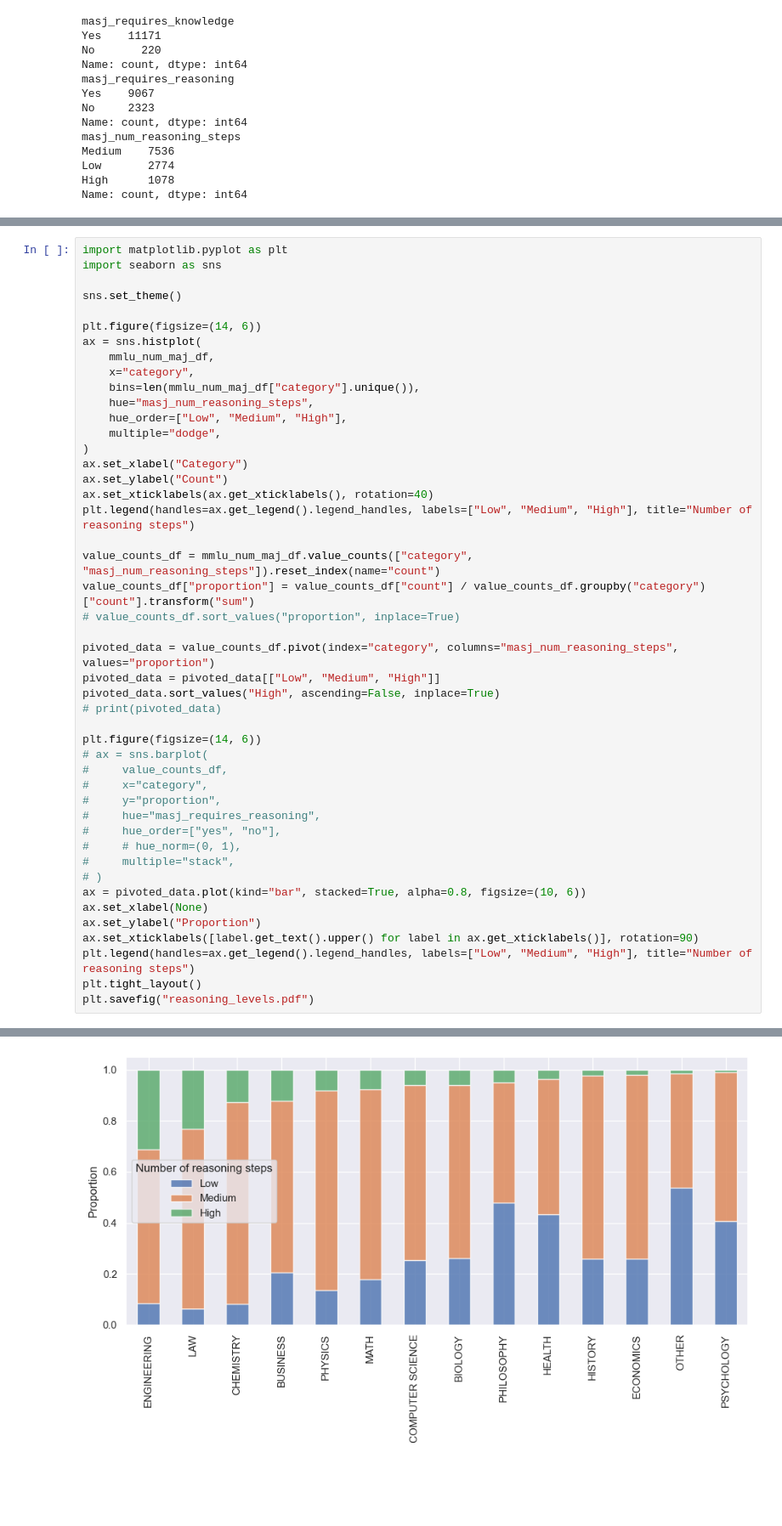
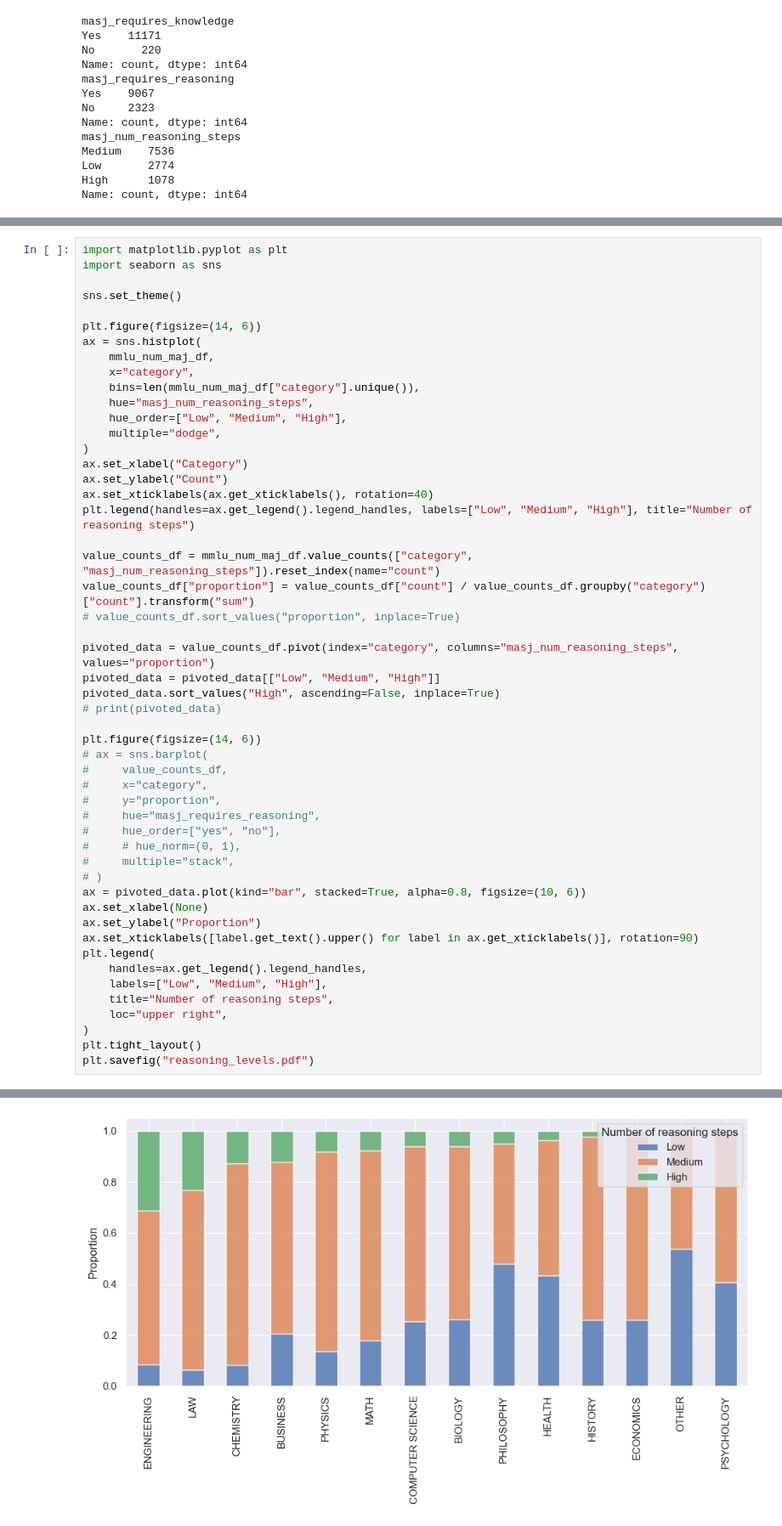
Before and after one commit to LabARSS/question-complextiy-estimation, a Jupyter notebook: notebooks/analysis_reasoning.ipynb, the cells around one changed output, grey strips where cells are left out. Shown at 85% size. Saved outputs shown, nothing was run; the diff lists cells and outputs as text; blank space fills up the shorter version.

Commit message:
Upd image generation

```diff
--- a/notebooks/analysis_reasoning.ipynb
+++ b/notebooks/analysis_reasoning.ipynb
@@ -143,32 +143,37 @@ ax.set_xticklabels(ax.get_xticklabels(), rotation=40)
 plt.legend(handles=ax.get_legend().legend_handles, labels=["Low", "Medium", "High"], title="Number of reasoning steps")
 
 value_counts_df = mmlu_num_maj_df.value_counts(["category", "masj_num_reasoning_steps"]).reset_index(name="count")
 value_counts_df["proportion"] = value_counts_df["count"] / value_counts_df.groupby("category")["count"].transform("sum")
 # value_counts_df.sort_values("proportion", inplace=True)
 
 pivoted_data = value_counts_df.pivot(index="category", columns="masj_num_reasoning_steps", values="proportion")
 pivoted_data = pivoted_data[["Low", "Medium", "High"]]
 pivoted_data.sort_values("High", ascending=False, inplace=True)
 # print(pivoted_data)
 
 plt.figure(figsize=(14, 6))
 # ax = sns.barplot(
 #     value_counts_df,
 #     x="category",
 #     y="proportion",
 #     hue="masj_requires_reasoning",
 #     hue_order=["yes", "no"],
 #     # hue_norm=(0, 1),
 #     multiple="stack",
 # )
 ax = pivoted_data.plot(kind="bar", stacked=True, alpha=0.8, figsize=(10, 6))
 ax.set_xlabel(None)
 ax.set_ylabel("Proportion")
 ax.set_xticklabels([label.get_text().upper() for label in ax.get_xticklabels()], rotation=90)
-plt.legend(handles=ax.get_legend().legend_handles, labels=["Low", "Medium", "High"], title="Number of reasoning steps")
+plt.legend(
+    handles=ax.get_legend().legend_handles,
+    labels=["Low", "Medium", "High"],
+    title="Number of reasoning steps",
+    loc="upper right",
+)
 plt.tight_layout()
 plt.savefig("reasoning_levels.pdf")
 # %% [output]
 [figure]
 <Figure size 1400x600 with 0 Axes>
-[figure, old version]
+[figure, new version]
```
Also changed, not shown: parts of 1 cell of this notebook.
